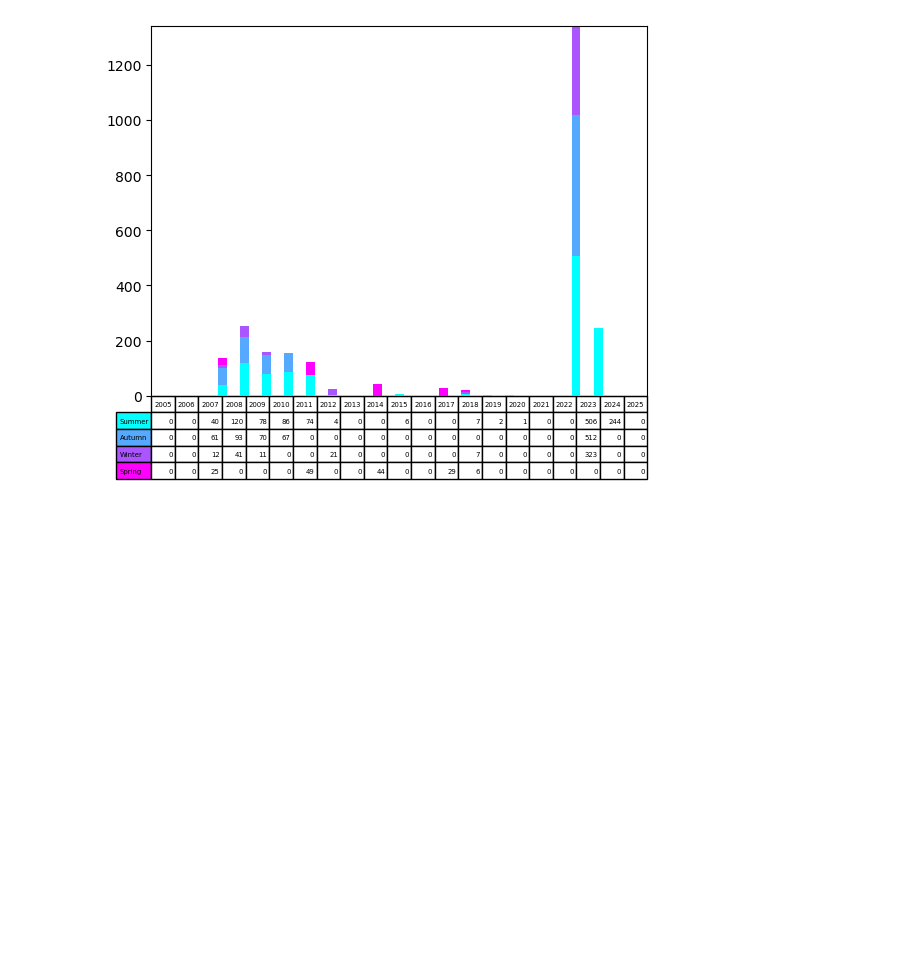
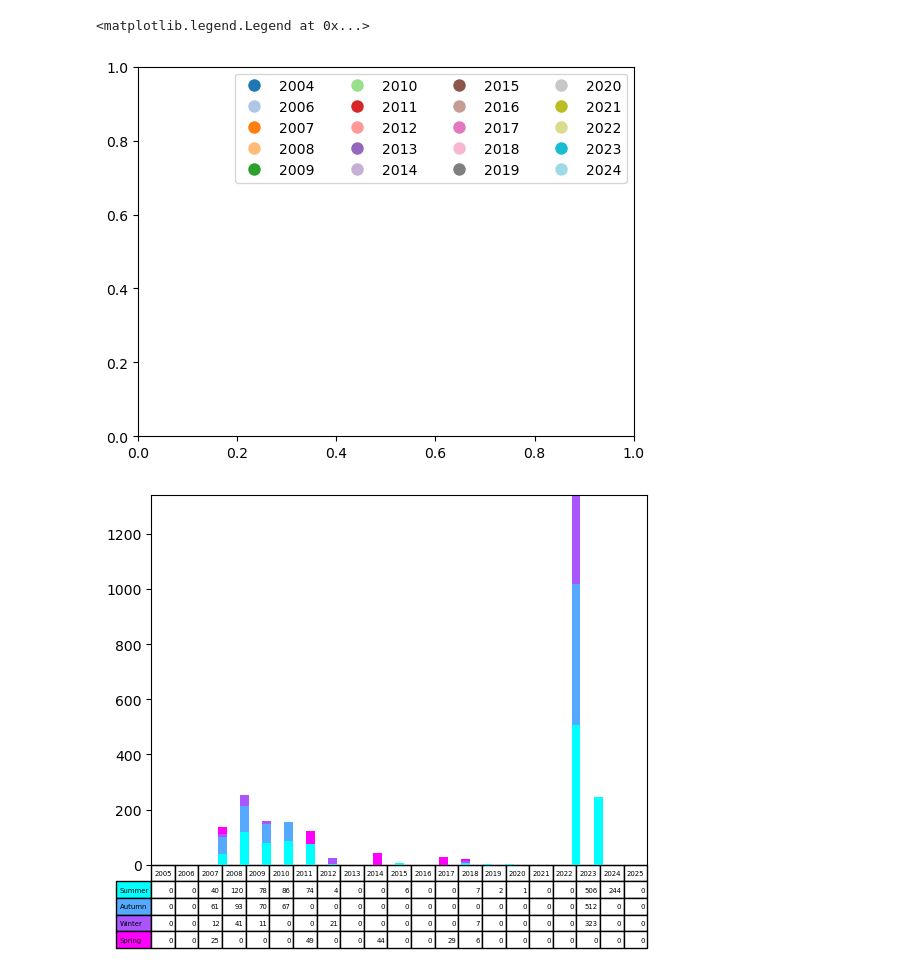
Before and after one commit to eejco/thesis_c3, a Jupyter notebook: c3_locations_stats.ipynb, the cells around one changed output. Cells and saved outputs as stored; diff of their text form; code cells hidden in the pictures; blank space fills up the shorter version.

```diff
--- a/c3_locations_stats.ipynb
+++ b/c3_locations_stats.ipynb
@@ -97,3 +103,10 @@ elevation.plot.contour(ax=ax,levels=[-1000],transform=ccrs.PlateCarree())
+# %%
+legend_elements = [Line2D([0],[0], color='w', markerfacecolor=cdict[y], marker='o', markersize=10, label=y) for y in cdict.keys()]
+fig,ax = plt.subplots()
+ax.legend(handles=legend_elements,loc='best',ncol=4)
+# %% [output]
+<matplotlib.legend.Legend at 0x...>
+[figure, added]
 # %%
 rows = ['Summer','Autumn','Winter','Spring']
 cols = np.arange(2005,2026,1)
```
Also changed, not shown: parts of 14 cells of this notebook, 10 other files.
